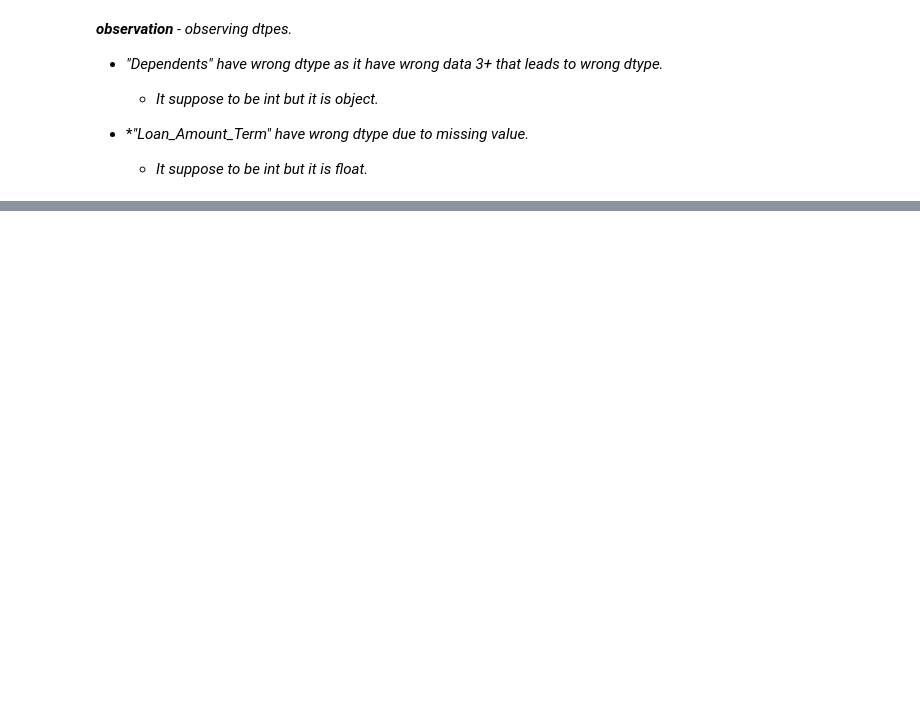
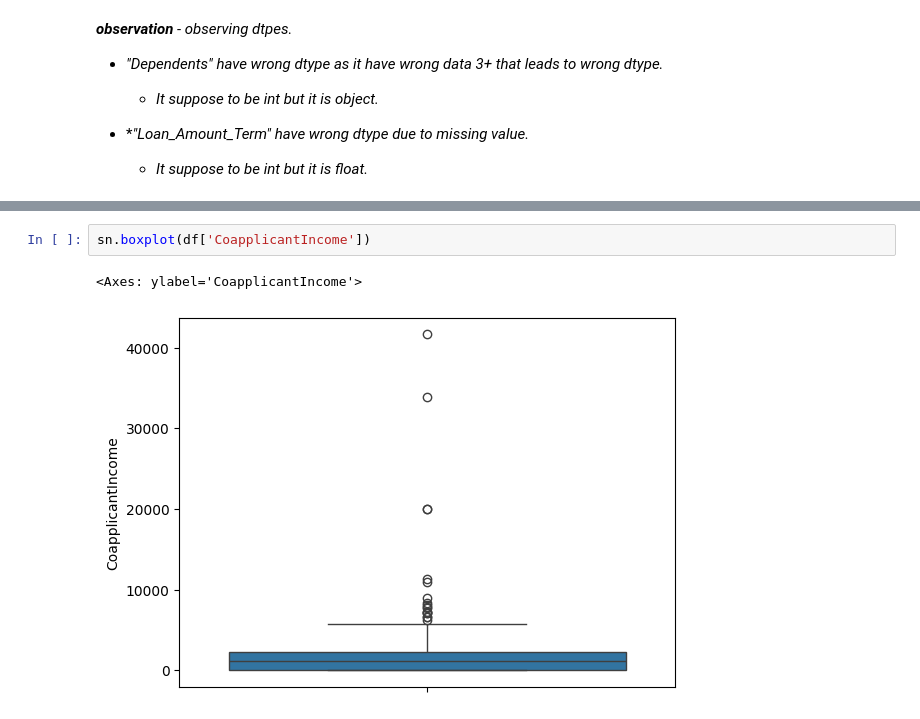
Before and after one commit to SAKSHISAAHU/Data_Analytics, a Jupyter notebook: 9.project/1.prj_with_py.ipynb, the cells around one changed output, grey strips where cells are left out. Cells and saved outputs as stored; diff of their text form; blank space fills up the shorter version.

```diff
--- a/9.project/1.prj_with_py.ipynb
+++ b/9.project/1.prj_with_py.ipynb
@@ -354,0 +419,5 @@ memory usage: 62.5+ KB
+# %%
+sn.boxplot(df['CoapplicantIncome'])
+# %% [output]
+<Axes: ylabel='CoapplicantIncome'>
+[figure, added]
```
Also changed, not shown: parts of 50 cells of this notebook.
